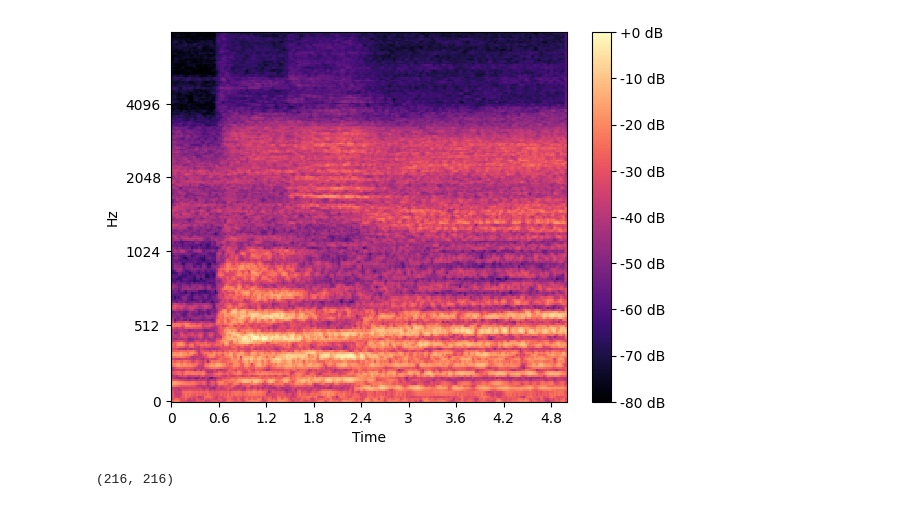
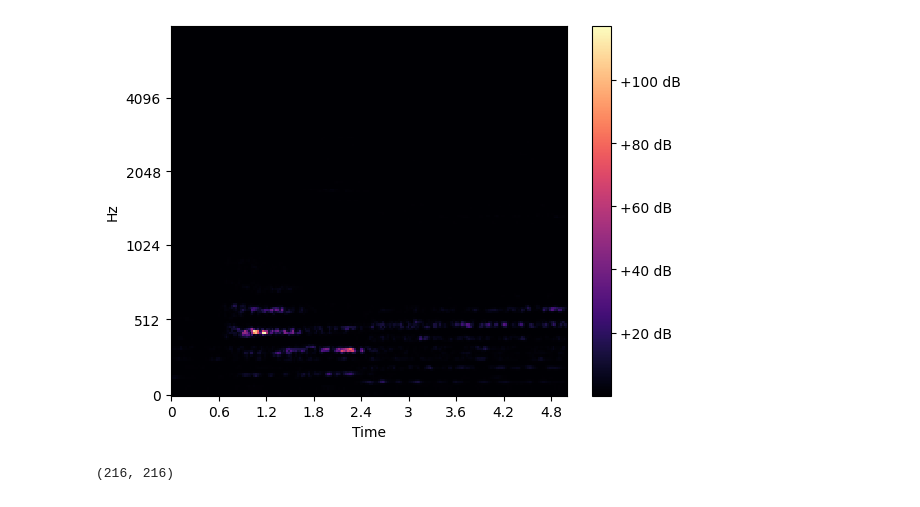
Before and after one commit to MarcoGuzzoC/Audio_Choir_Generator, a Jupyter notebook: Gregorian_data.ipynb, the cells around one changed output. Saved outputs shown, nothing was run; the diff lists cells and outputs as text; code cells hidden in the pictures.

```diff
--- a/Gregorian_data.ipynb
+++ b/Gregorian_data.ipynb
@@ -26,17 +26,17 @@ Text(0.5, 1.0, 'Representation of a sample of tenor gregorian choir')
 # %%
 hl = 512 # number of samples per time-step in spectrogram
 hi = 216 # Height of image
 wi = 384 # Width of image
 
 fig, ax = plt.subplots()
 
 S = lib.feature.melspectrogram(y=snd_1, sr=sr, n_mels=hi, fmax=8000,hop_length=hl)
 S_dB = lib.power_to_db(S, ref=np.max)
-img = lib.display.specshow(S_dB, x_axis='time', y_axis='mel', sr=sr, fmax=8000, ax=ax)
+img = lib.display.specshow(S, x_axis='time', y_axis='mel', sr=sr, fmax=8000, ax=ax)
 
 ax.set(title="")
 fig.colorbar(img,ax=[ax],format='%+2.0f dB')
 plt.show()
 # %% [output]
-[figure, old version]
+[figure, new version]
 # %%
```
Also changed, not shown: parts of 5 cells of this notebook, 3 other files.
